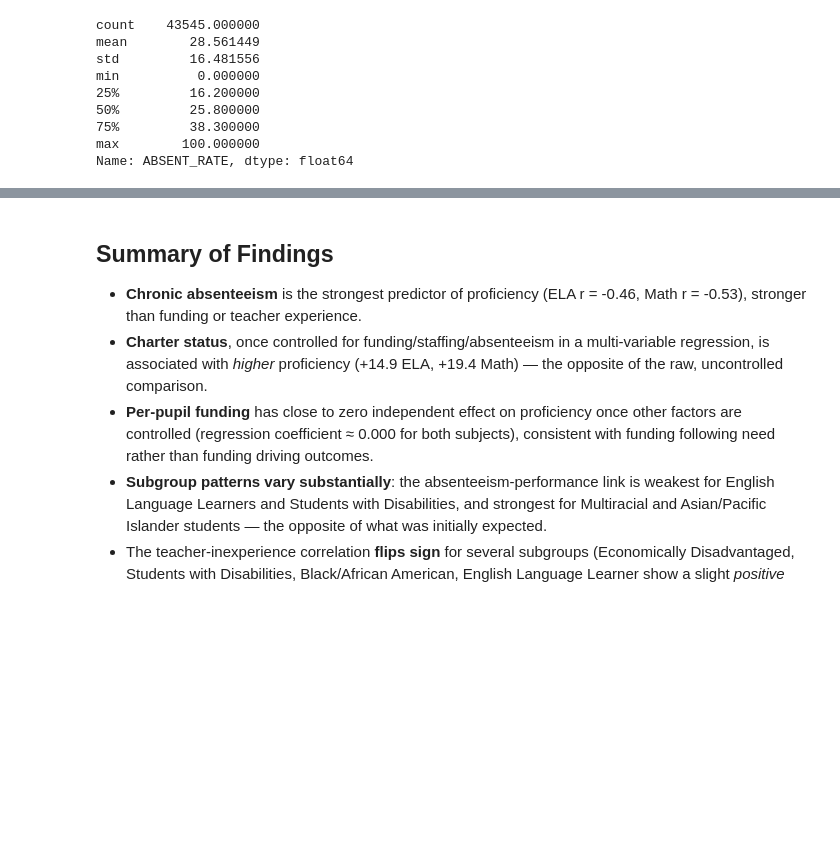
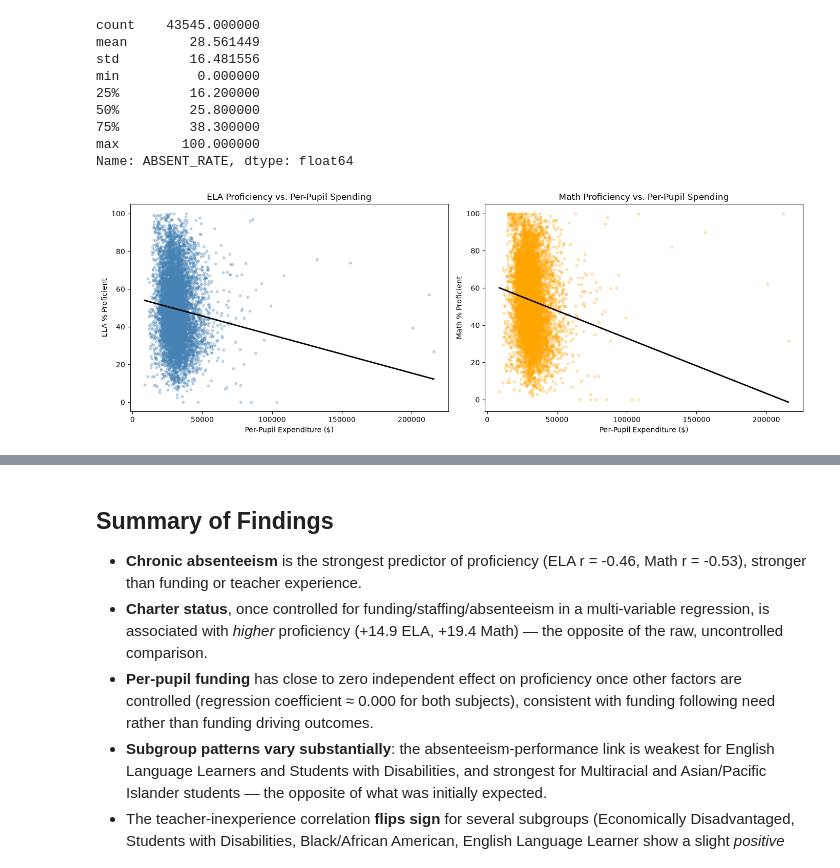
Before and after one commit to siddarth-bantula/nysed-analysis, a Jupyter notebook: notebooks/03_analysis.ipynb, the cells around one changed output, grey strips where cells are left out. Cells and saved outputs as stored; diff of their text form; code cells hidden in the pictures; blank space fills up the shorter version.

Commit message:
Add analysis visualizations as images for README

```diff
--- a/notebooks/03_analysis.ipynb
+++ b/notebooks/03_analysis.ipynb
@@ -327,3 +327,27 @@ min          0.000000
 75%         38.300000
 max        100.000000
 Name: ABSENT_RATE, dtype: float64
+# %%
+import numpy as np
+fig, axes = plt.subplots(1, 2, figsize=(14, 5))
+
+for ax, subject, color in zip(axes, ["ELA", "Math"], ["steelblue", "orange"]):
+    data = analysis_df.dropna(subset=["PER_FED_STATE_LOCAL_EXP", subject])
+    x = data["PER_FED_STATE_LOCAL_EXP"]
+    y = data[subject]
+
+    ax.scatter(x, y, alpha=0.3, s=10, color=color)
+
+    slope, intercept = np.polyfit(x, y, 1)
+    x_line = np.linspace(x.min(), x.max(), 100)
+    ax.plot(x_line, slope * x_line + intercept, color="black", linewidth=2)
+
+    ax.set_title(f"{subject} Proficiency vs. Per-Pupil Spending")
+    ax.set_xlabel("Per-Pupil Expenditure ($)")
+    ax.set_ylabel(f"{subject} % Proficient")
+
+plt.tight_layout()
+plt.savefig("../images/funding_vs_proficiency.png", dpi=150)
+plt.show()
+# %% [output]
+[figure, added]
```
Also changed, not shown: parts of 2 cells of this notebook, 6 other files.
